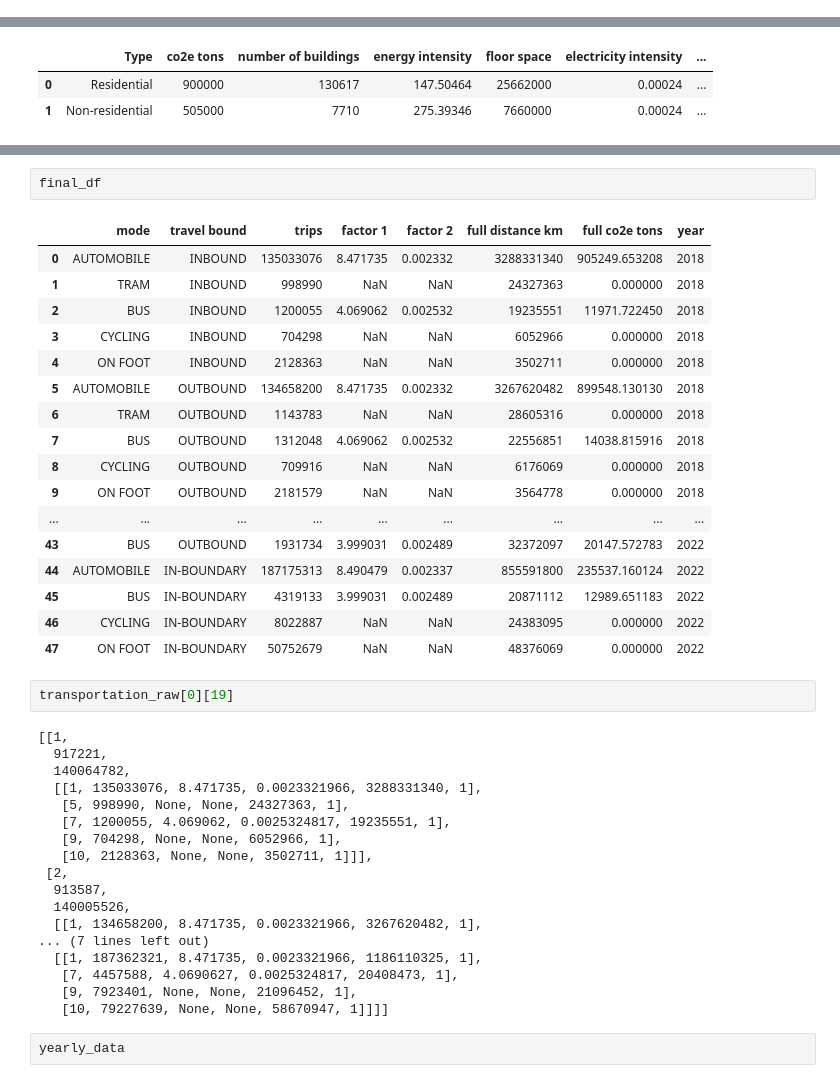
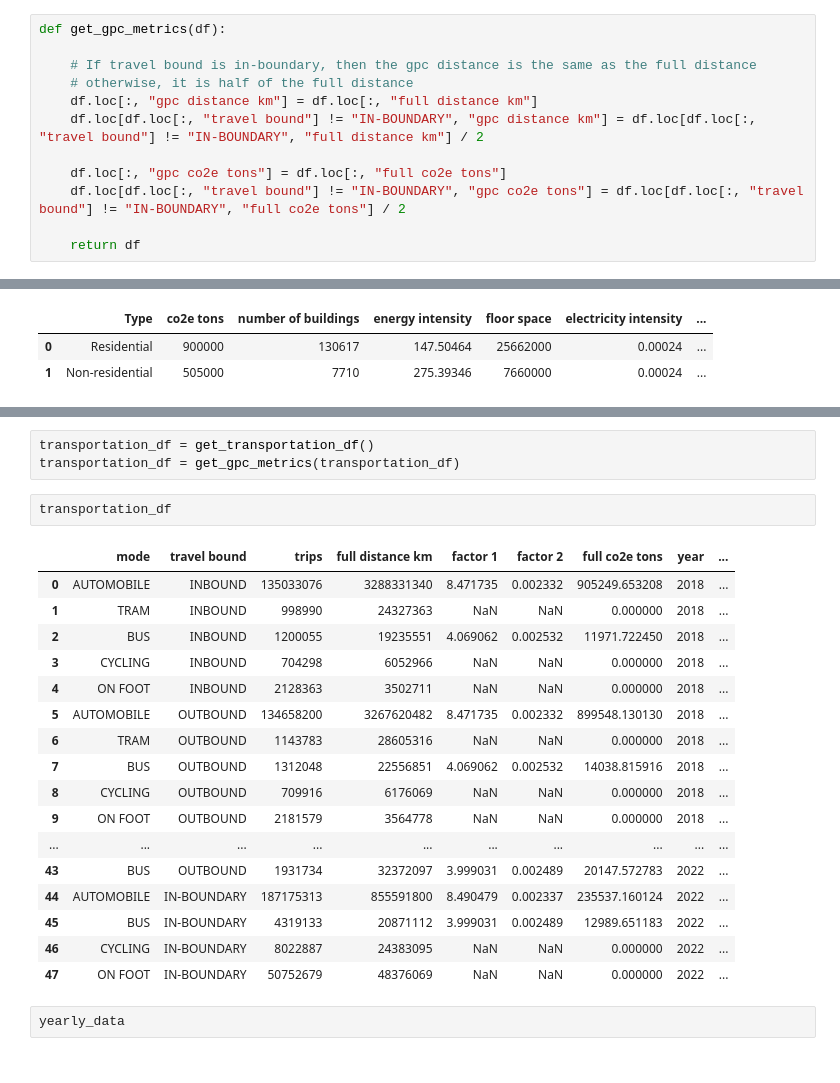
Before and after one commit to City-of-Long-Beach-Public/climate_inventory, a Jupyter notebook: src/extractions/GoogleEIE/google_test.ipynb, the cells around one changed output, grey strips where cells are left out. Saved outputs shown, nothing was run; the diff lists cells and outputs as text.

Commit message:
Static function method to get gpc metrics

```diff
--- a/src/extractions/GoogleEIE/google_test.ipynb
+++ b/src/extractions/GoogleEIE/google_test.ipynb
@@ -85,0 +127,12 @@ def get_buildings_data(content):
+# %%
+def get_gpc_metrics(df):
+
+    # If travel bound is in-boundary, then the gpc distance is the same as the full distance
+    # otherwise, it is half of the full distance
+    df.loc[:, "gpc distance km"] = df.loc[:, "full distance km"]
+    df.loc[df.loc[:, "travel bound"] != "IN-BOUNDARY", "gpc distance km"] = df.loc[df.loc[:, "travel bound"] != "IN-BOUNDARY", "full distance km"] / 2
+
+    df.loc[:, "gpc co2e tons"] = df.loc[:, "full co2e tons"]
+    df.loc[df.loc[:, "travel bound"] != "IN-BOUNDARY", "gpc co2e tons"] = df.loc[df.loc[:, "travel bound"] != "IN-BOUNDARY", "full co2e tons"] / 2
+
+    return df
@@ -126,43 +148,26 @@ final_df.loc[:, "mode"] = final_df.loc[:, "mode"].map(mode_dict)
-# %%
-final_df
-# %% [output]
-|  | mode | travel bound | trips | factor 1 | factor 2 | full distance km | full co2e tons | year |
-| 0 | AUTOMOBILE | INBOUND | 135033076 | 8.471735 | 0.002332 | 3288331340 | 905249.653208 | 2018 |
-| 1 | TRAM | INBOUND | 998990 | NaN | NaN | 24327363 | 0.000000 | 2018 |
-| 2 | BUS | INBOUND | 1200055 | 4.069062 | 0.002532 | 19235551 | 11971.722450 | 2018 |
-| 3 | CYCLING | INBOUND | 704298 | NaN | NaN | 6052966 | 0.000000 | 2018 |
-| 4 | ON FOOT | INBOUND | 2128363 | NaN | NaN | 3502711 | 0.000000 | 2018 |
-| 5 | AUTOMOBILE | OUTBOUND | 134658200 | 8.471735 | 0.002332 | 3267620482 | 899548.130130 | 2018 |
-| 6 | TRAM | OUTBOUND | 1143783 | NaN | NaN | 28605316 | 0.000000 | 2018 |
-| 7 | BUS | OUTBOUND | 1312048 | 4.069062 | 0.002532 | 22556851 | 14038.815916 | 2018 |
-| 8 | CYCLING | OUTBOUND | 709916 | NaN | NaN | 6176069 | 0.000000 | 2018 |
-| 9 | ON FOOT | OUTBOUND | 2181579 | NaN | NaN | 3564778 | 0.000000 | 2018 |
-| ... | ... | ... | ... | ... | ... | ... | ... | ... |
-| 43 | BUS | OUTBOUND | 1931734 | 3.999031 | 0.002489 | 32372097 | 20147.572783 | 2022 |
-| 44 | AUTOMOBILE | IN-BOUNDARY | 187175313 | 8.490479 | 0.002337 | 855591800 | 235537.160124 | 2022 |
-| 45 | BUS | IN-BOUNDARY | 4319133 | 3.999031 | 0.002489 | 20871112 | 12989.651183 | 2022 |
-| 46 | CYCLING | IN-BOUNDARY | 8022887 | NaN | NaN | 24383095 | 0.000000 | 2022 |
-| 47 | ON FOOT | IN-BOUNDARY | 50752679 | NaN | NaN | 48376069 | 0.000000 | 2022 |
-# %%
-transportation_raw[0][19]
-# %% [output]
-[[1,
-  917221,
-  140064782,
-  [[1, 135033076, 8.471735, 0.0023321966, 3288331340, 1],
-   [5, 998990, None, None, 24327363, 1],
-   [7, 1200055, 4.069062, 0.0025324817, 19235551, 1],
-   [9, 704298, None, None, 6052966, 1],
-   [10, 2128363, None, None, 3502711, 1]]],
- [2,
-  913587,
-  140005526,
-  [[1, 134658200, 8.471735, 0.0023321966, 3267620482, 1],
-... (7 lines left out)
-  [[1, 187362321, 8.471735, 0.0023321966, 1186110325, 1],
-   [7, 4457588, 4.0690627, 0.0025324817, 20408473, 1],
-   [9, 7923401, None, None, 21096452, 1],
-   [10, 79227639, None, None, 58670947, 1]]]]
+# %%
+transportation_df = get_transportation_df()
+transportation_df = get_gpc_metrics(transportation_df)
+# %%
+transportation_df
+# %% [output]
+|  | mode | travel bound | trips | full distance km | factor 1 | factor 2 | full co2e tons | year | ... |
+| 0 | AUTOMOBILE | INBOUND | 135033076 | 3288331340 | 8.471735 | 0.002332 | 905249.653208 | 2018 | ... |
+| 1 | TRAM | INBOUND | 998990 | 24327363 | NaN | NaN | 0.000000 | 2018 | ... |
+| 2 | BUS | INBOUND | 1200055 | 19235551 | 4.069062 | 0.002532 | 11971.722450 | 2018 | ... |
+| 3 | CYCLING | INBOUND | 704298 | 6052966 | NaN | NaN | 0.000000 | 2018 | ... |
+| 4 | ON FOOT | INBOUND | 2128363 | 3502711 | NaN | NaN | 0.000000 | 2018 | ... |
+| 5 | AUTOMOBILE | OUTBOUND | 134658200 | 3267620482 | 8.471735 | 0.002332 | 899548.130130 | 2018 | ... |
+| 6 | TRAM | OUTBOUND | 1143783 | 28605316 | NaN | NaN | 0.000000 | 2018 | ... |
+| 7 | BUS | OUTBOUND | 1312048 | 22556851 | 4.069062 | 0.002532 | 14038.815916 | 2018 | ... |
+| 8 | CYCLING | OUTBOUND | 709916 | 6176069 | NaN | NaN | 0.000000 | 2018 | ... |
+| 9 | ON FOOT | OUTBOUND | 2181579 | 3564778 | NaN | NaN | 0.000000 | 2018 | ... |
+| ... | ... | ... | ... | ... | ... | ... | ... | ... | ... |
+| 43 | BUS | OUTBOUND | 1931734 | 32372097 | 3.999031 | 0.002489 | 20147.572783 | 2022 | ... |
+| 44 | AUTOMOBILE | IN-BOUNDARY | 187175313 | 855591800 | 8.490479 | 0.002337 | 235537.160124 | 2022 | ... |
+| 45 | BUS | IN-BOUNDARY | 4319133 | 20871112 | 3.999031 | 0.002489 | 12989.651183 | 2022 | ... |
+| 46 | CYCLING | IN-BOUNDARY | 8022887 | 24383095 | NaN | NaN | 0.000000 | 2022 | ... |
+| 47 | ON FOOT | IN-BOUNDARY | 50752679 | 48376069 | NaN | NaN | 0.000000 | 2022 | ... |
 # %%
 yearly_data
 # %% [output]
```
Also changed, not shown: parts of 3 cells of this notebook, 1 other file.
